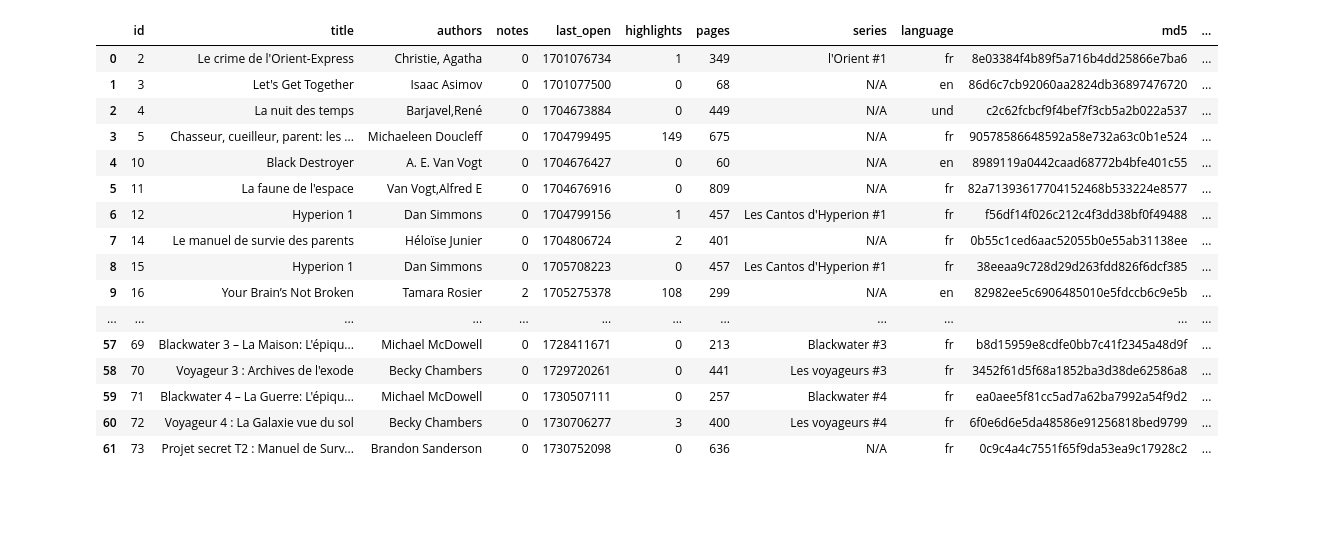
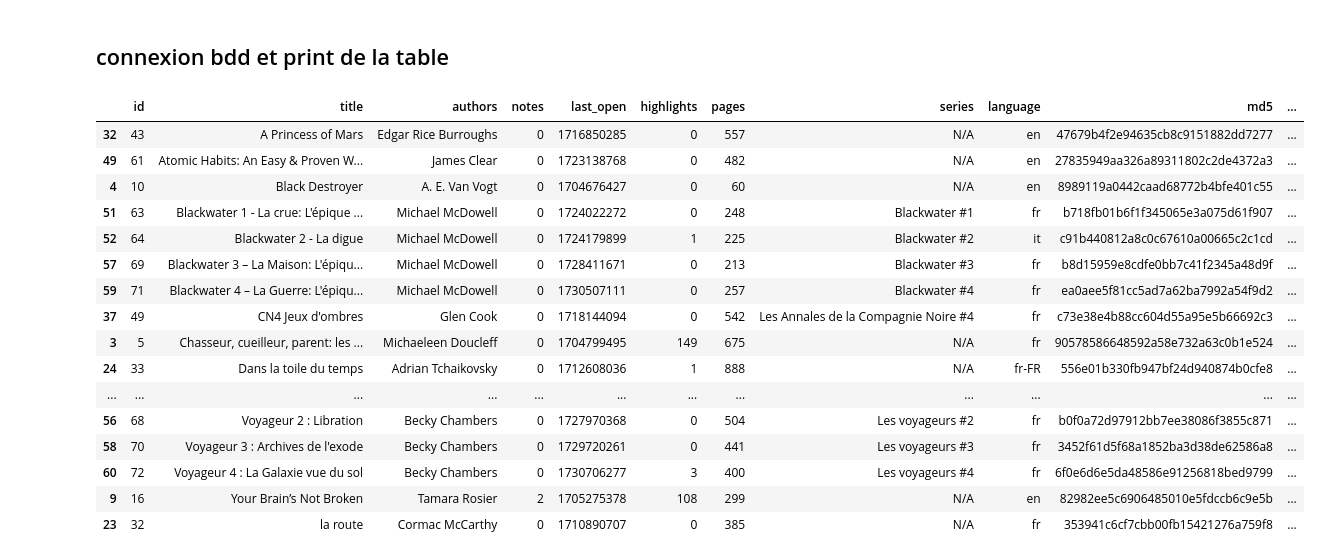
Before and after one commit to ChrisOlv/book_data_analysis, a Jupyter notebook: mise_a_jour_sqlite3/update_sqlite.ipynb, the cells around one changed output. Cells and saved outputs as stored; diff of their text form; code cells hidden in the pictures; blank space fills up the shorter version.

```diff
--- a/mise_a_jour_sqlite3/update_sqlite.ipynb
+++ b/mise_a_jour_sqlite3/update_sqlite.ipynb
@@ -5,39 +5,43 @@ import pandas as pd
 pd.set_option('display.max_columns', 40)
 # display max rows 75
 pd.set_option('display.max_rows', 75)
+# %% [markdown]
+## connexion bdd et print de la table
 # %%
 # Chemin vers SQLite
 database_path = 'new file/statistics.sqlite3'
 
 # Connexion à la base de données SQLite
 conn = sqlite3.connect(database_path)
 
 # Liste toutes les tables de la base de données
 query = "SELECT name FROM sqlite_master WHERE type='table';"
 tables = pd.read_sql(query, conn)
 
 # Charger une table de la base de données dans un df pandas
 book = 'book'
 df_book_new = pd.read_sql(f"SELECT * FROM {book};", conn)
 
 # fermer de la connexion à la base de données
 conn.close()
-df_book_new.head(75)
+
+# print df_book en asc order sur title
+df_book_new.sort_values(by='title', ascending=True).head(75)
 # %% [output]
 |  | id | title | authors | notes | last_open | highlights | pages | series | language | md5 | ... |
-| 0 | 2 | Le crime de l'Orient-Express | Christie, Agatha | 0 | 1701076734 | 1 | 349 | l'Orient #1 | fr | 8e03384f4b89f5a716b4dd25866e7ba6 | ... |
-| 1 | 3 | Let's Get Together | Isaac Asimov | 0 | 1701077500 | 0 | 68 | N/A | en | 86d6c7cb92060aa2824db36897476720 | ... |
-| 2 | 4 | La nuit des temps | Barjavel,René | 0 | 1704673884 | 0 | 449 | N/A | und | c2c62fcbcf9f4bef7f3cb5a2b022a537 | ... |
+| 32 | 43 | A Princess of Mars | Edgar Rice Burroughs | 0 | 1716850285 | 0 | 557 | N/A | en | 47679b4f2e94635cb8c9151882dd7277 | ... |
+| 49 | 61 | Atomic Habits: An Easy & Proven W... | James Clear | 0 | 1723138768 | 0 | 482 | N/A | en | 27835949aa326a89311802c2de4372a3 | ... |
+| 4 | 10 | Black Destroyer | A. E. Van Vogt | 0 | 1704676427 | 0 | 60 | N/A | en | 8989119a0442caad68772b4bfe401c55 | ... |
+| 51 | 63 | Blackwater 1 - La crue: L'épique ... | Michael McDowell | 0 | 1724022272 | 0 | 248 | Blackwater #1 | fr | b718fb01b6f1f345065e3a075d61f907 | ... |
+| 52 | 64 | Blackwater 2 - La digue | Michael McDowell | 0 | 1724179899 | 1 | 225 | Blackwater #2 | it | c91b440812a8c0c67610a00665c2c1cd | ... |
+| 57 | 69 | Blackwater 3 – La Maison: L'épiqu... | Michael McDowell | 0 | 1728411671 | 0 | 213 | Blackwater #3 | fr | b8d15959e8cdfe0bb7c41f2345a48d9f | ... |
+| 59 | 71 | Blackwater 4 – La Guerre: L'épiqu... | Michael McDowell | 0 | 1730507111 | 0 | 257 | Blackwater #4 | fr | ea0aee5f81cc5ad7a62ba7992a54f9d2 | ... |
+| 37 | 49 | CN4 Jeux d'ombres | Glen Cook | 0 | 1718144094 | 0 | 542 | Les Annales de la Compagnie Noire #4 | fr | c73e38e4b88cc604d55a95e5b66692c3 | ... |
 | 3 | 5 | Chasseur, cueilleur, parent: les ... | Michaeleen Doucleff | 0 | 1704799495 | 149 | 675 | N/A | fr | 90578586648592a58e732a63c0b1e524 | ... |
-| 4 | 10 | Black Destroyer | A. E. Van Vogt | 0 | 1704676427 | 0 | 60 | N/A | en | 8989119a0442caad68772b4bfe401c55 | ... |
-| 5 | 11 | La faune de l'espace | Van Vogt,Alfred E | 0 | 1704676916 | 0 | 809 | N/A | fr | 82a71393617704152468b533224e8577 | ... |
-| 6 | 12 | Hyperion 1 | Dan Simmons | 0 | 1704799156 | 1 | 457 | Les Cantos d'Hyperion #1 | fr | f56df14f026c212c4f3dd38bf0f49488 | ... |
-| 7 | 14 | Le manuel de survie des parents | Héloïse Junier | 0 | 1704806724 | 2 | 401 | N/A | fr | 0b55c1ced6aac52055b0e55ab31138ee | ... |
-| 8 | 15 | Hyperion 1 | Dan Simmons | 0 | 1705708223 | 0 | 457 | Les Cantos d'Hyperion #1 | fr | 38eeaa9c728d29d263fdd826f6dcf385 | ... |
+| 24 | 33 | Dans la toile du temps | Adrian Tchaikovsky | 0 | 1712608036 | 1 | 888 | N/A | fr-FR | 556e01b330fb947bf24d940874b0cfe8 | ... |
+| ... | ... | ... | ... | ... | ... | ... | ... | ... | ... | ... | ... |
+| 56 | 68 | Voyageur 2 : Libration | Becky Chambers | 0 | 1727970368 | 0 | 504 | Les voyageurs #2 | fr | b0f0a72d97912bb7ee38086f3855c871 | ... |
+| 58 | 70 | Voyageur 3 : Archives de l'exode | Becky Chambers | 0 | 1729720261 | 0 | 441 | Les voyageurs #3 | fr | 3452f61d5f68a1852ba3d38de62586a8 | ... |
+| 60 | 72 | Voyageur 4 : La Galaxie vue du sol | Becky Chambers | 0 | 1730706277 | 3 | 400 | Les voyageurs #4 | fr | 6f0e6d6e5da48586e91256818bed9799 | ... |
 | 9 | 16 | Your Brain’s Not Broken | Tamara Rosier | 2 | 1705275378 | 108 | 299 | N/A | en | 82982ee5c6906485010e5fdccb6c9e5b | ... |
-| ... | ... | ... | ... | ... | ... | ... | ... | ... | ... | ... | ... |
-| 57 | 69 | Blackwater 3 – La Maison: L'épiqu... | Michael McDowell | 0 | 1728411671 | 0 | 213 | Blackwater #3 | fr | b8d15959e8cdfe0bb7c41f2345a48d9f | ... |
-| 58 | 70 | Voyageur 3 : Archives de l'exode | Becky Chambers | 0 | 1729720261 | 0 | 441 | Les voyageurs #3 | fr | 3452f61d5f68a1852ba3d38de62586a8 | ... |
-| 59 | 71 | Blackwater 4 – La Guerre: L'épiqu... | Michael McDowell | 0 | 1730507111 | 0 | 257 | Blackwater #4 | fr | ea0aee5f81cc5ad7a62ba7992a54f9d2 | ... |
-| 60 | 72 | Voyageur 4 : La Galaxie vue du sol | Becky Chambers | 0 | 1730706277 | 3 | 400 | Les voyageurs #4 | fr | 6f0e6d6e5da48586e91256818bed9799 | ... |
-| 61 | 73 | Projet secret T2 : Manuel de Surv... | Brandon Sanderson | 0 | 1730752098 | 0 | 636 | N/A | fr | 0c9c4a4c7551f65f9da53ea9c17928c2 | ... |
+| 23 | 32 | la route | Cormac McCarthy | 0 | 1710890707 | 0 | 385 | N/A | fr | 353941c6cf7cbb00fb15421276a759f8 | ... |
```
Also changed, not shown: parts of 5 cells of this notebook, 3 other files.
